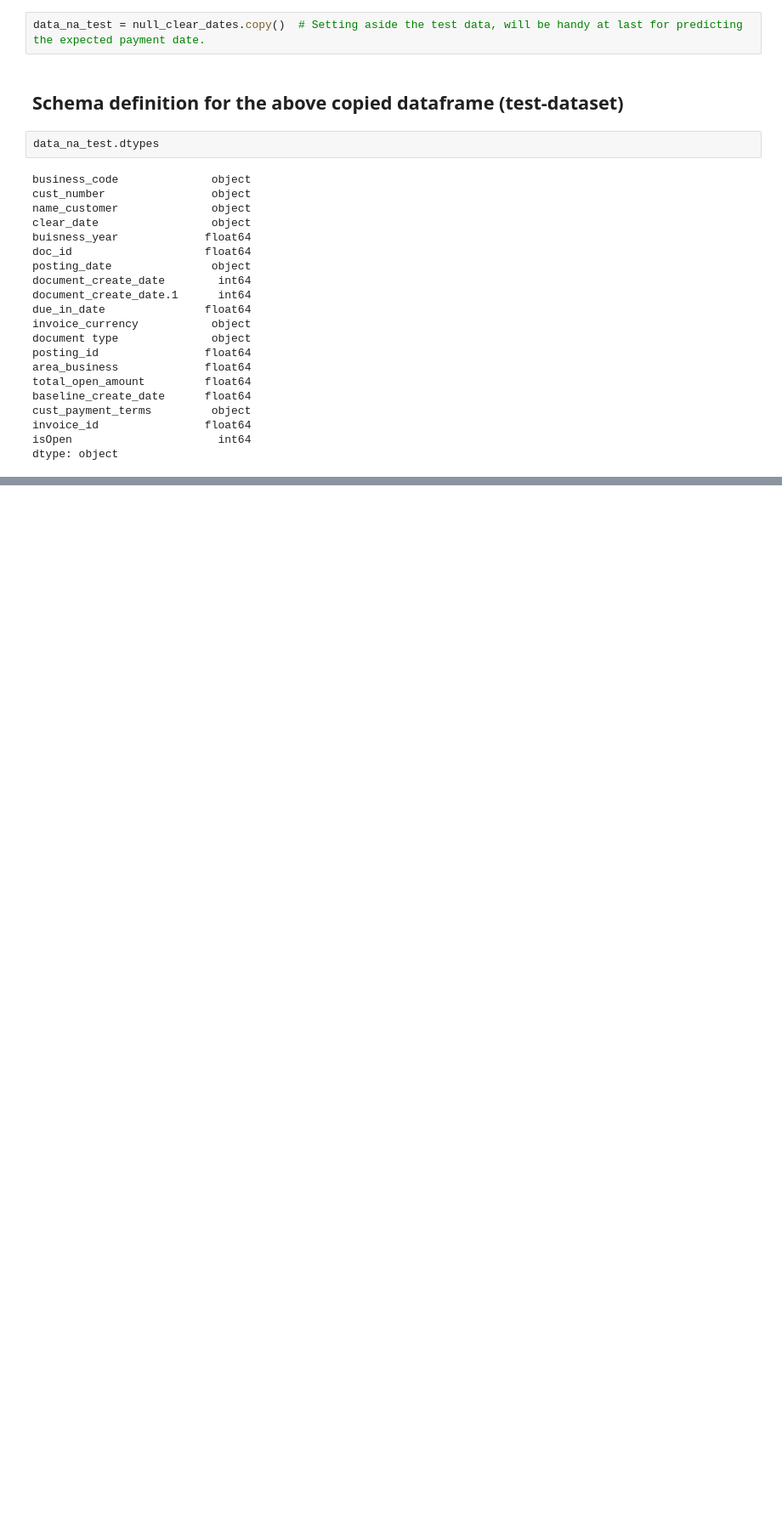
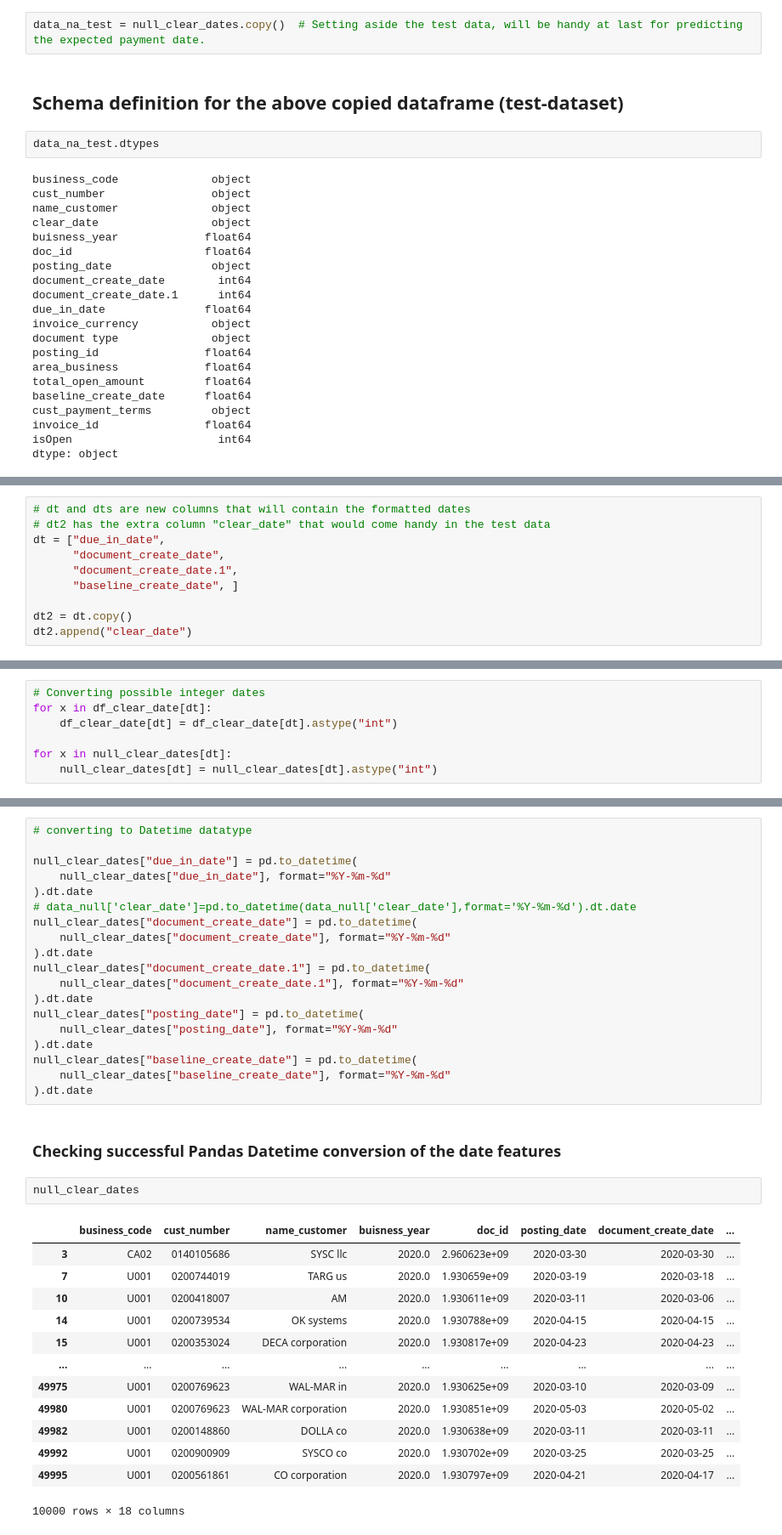
Before and after one commit to nooobcoder/HighRadiusTraining, a Jupyter notebook: project1/final.ipynb, the cells around one changed output, grey strips where cells are left out. Shown at 85% size. Cells and saved outputs as stored; diff of their text form; blank space fills up the shorter version.

```diff
--- a/project1/final.ipynb
+++ b/project1/final.ipynb
@@ -198,0 +214,10 @@ dtype: object
+# %%
+# dt and dts are new columns that will contain the formatted dates
+# dt2 has the extra column "clear_date" that would come handy in the test data
+dt = ["due_in_date",
+      "document_create_date",
+      "document_create_date.1",
+      "baseline_create_date", ]
+
+dt2 = dt.copy()
+dt2.append("clear_date")
@@ -198,0 +239,7 @@ dtype: object
+# %%
+# Converting possible integer dates
+for x in df_clear_date[dt]:
+    df_clear_date[dt] = df_clear_date[dt].astype("int")
+
+for x in null_clear_dates[dt]:
+    null_clear_dates[dt] = null_clear_dates[dt].astype("int")
@@ -198,0 +286,37 @@ dtype: object
+# %%
+# converting to Datetime datatype
+
+null_clear_dates["due_in_date"] = pd.to_datetime(
+    null_clear_dates["due_in_date"], format="%Y-%m-%d"
+).dt.date
+# data_null['clear_date']=pd.to_datetime(data_null['clear_date'],format='%Y-%m-%d').dt.date
+null_clear_dates["document_create_date"] = pd.to_datetime(
+    null_clear_dates["document_create_date"], format="%Y-%m-%d"
+).dt.date
+null_clear_dates["document_create_date.1"] = pd.to_datetime(
+    null_clear_dates["document_create_date.1"], format="%Y-%m-%d"
+).dt.date
+null_clear_dates["posting_date"] = pd.to_datetime(
+    null_clear_dates["posting_date"], format="%Y-%m-%d"
+).dt.date
+null_clear_dates["baseline_create_date"] = pd.to_datetime(
+    null_clear_dates["baseline_create_date"], format="%Y-%m-%d"
+).dt.date
+# %% [markdown]
+### Checking successful Pandas Datetime conversion of the date features
+# %%
+null_clear_dates
+# %% [output]
+|  | business_code | cust_number | name_customer | buisness_year | doc_id | posting_date | document_create_date | ... |
+| 3 | CA02 | 0140105686 | SYSC llc | 2020.0 | 2.960623e+09 | 2020-03-30 | 2020-03-30 | ... |
+| 7 | U001 | 0200744019 | TARG us | 2020.0 | 1.930659e+09 | 2020-03-19 | 2020-03-18 | ... |
+| 10 | U001 | 0200418007 | AM | 2020.0 | 1.930611e+09 | 2020-03-11 | 2020-03-06 | ... |
+| 14 | U001 | 0200739534 | OK systems | 2020.0 | 1.930788e+09 | 2020-04-15 | 2020-04-15 | ... |
+| 15 | U001 | 0200353024 | DECA corporation | 2020.0 | 1.930817e+09 | 2020-04-23 | 2020-04-23 | ... |
+| ... | ... | ... | ... | ... | ... | ... | ... | ... |
+| 49975 | U001 | 0200769623 | WAL-MAR in | 2020.0 | 1.930625e+09 | 2020-03-10 | 2020-03-09 | ... |
+| 49980 | U001 | 0200769623 | WAL-MAR corporation | 2020.0 | 1.930851e+09 | 2020-05-03 | 2020-05-02 | ... |
+| 49982 | U001 | 0200148860 | DOLLA co | 2020.0 | 1.930638e+09 | 2020-03-11 | 2020-03-11 | ... |
+| 49992 | U001 | 0200900909 | SYSCO co | 2020.0 | 1.930702e+09 | 2020-03-25 | 2020-03-25 | ... |
+| 49995 | U001 | 0200561861 | CO corporation | 2020.0 | 1.930797e+09 | 2020-04-21 | 2020-04-17 | ... |
+10000 rows × 18 columns
```
Also changed, not shown: parts of 45 cells of this notebook.
